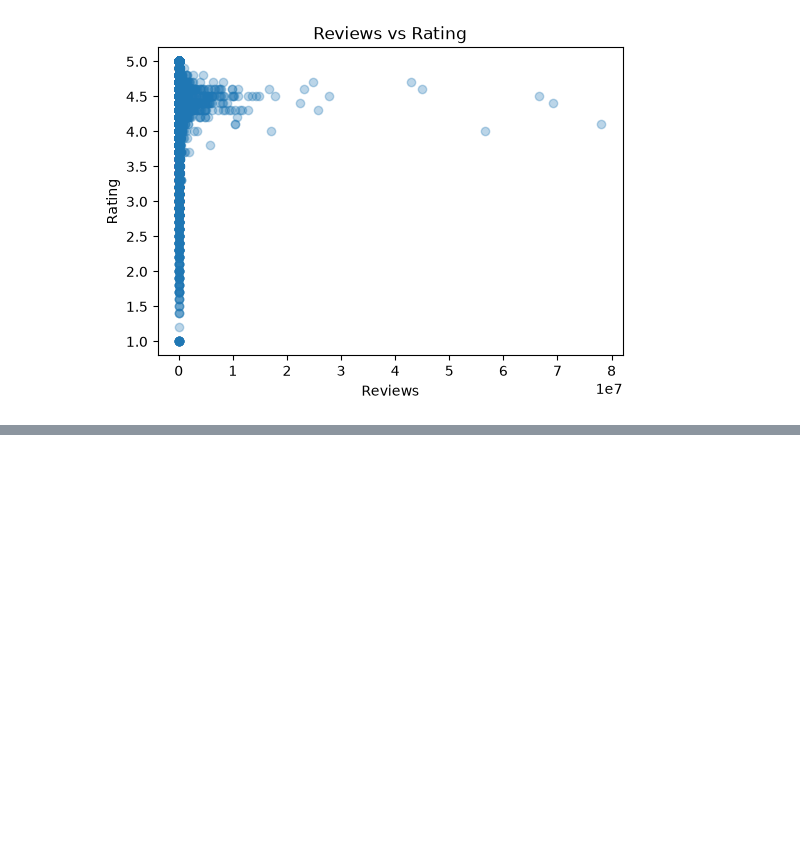
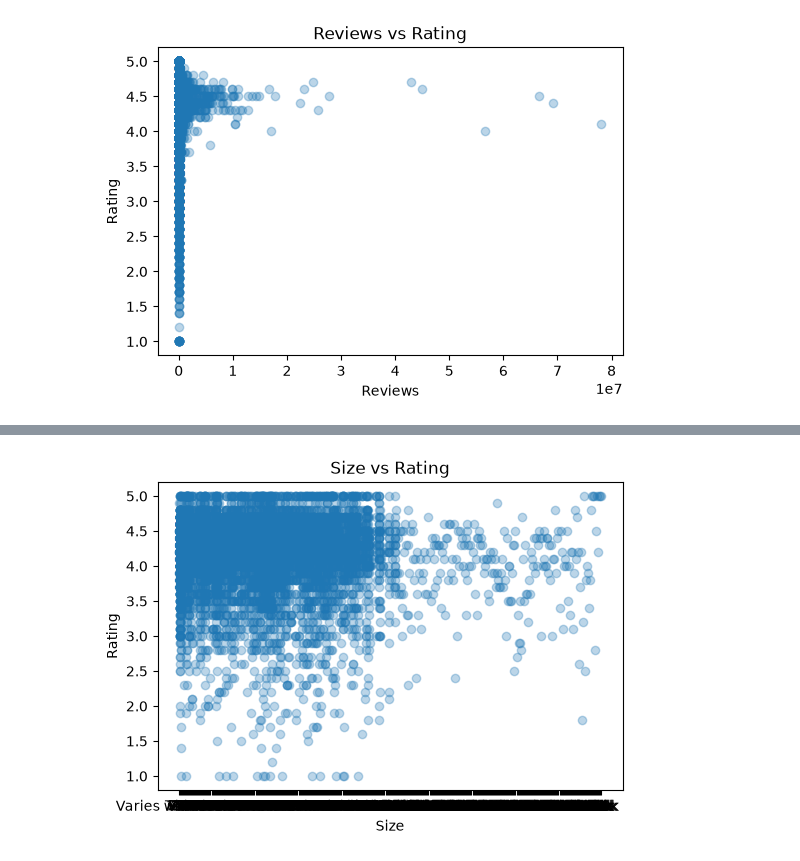
Before and after one commit to CodeRei067/Learn-ml-data-science2, a Jupyter notebook: notebooks/exploration.ipynb, the cells around one changed output, grey strips where cells are left out. Saved outputs shown, nothing was run; the diff lists cells and outputs as text; code cells hidden in the pictures; blank space fills up the shorter version.

```diff
--- a/notebooks/exploration.ipynb
+++ b/notebooks/exploration.ipynb
@@ -100,0 +110,9 @@ plt.show()
+# %%
+plt.figure(figsize=(6,4))
+plt.scatter(df["Size"], df["Rating"], alpha=0.3)
+plt.xlabel("Size")
+plt.ylabel("Rating")
+plt.title("Size vs Rating")
+plt.show()
+# %% [output]
+[figure, added]
```
Also changed, not shown: parts of 2 cells of this notebook.
